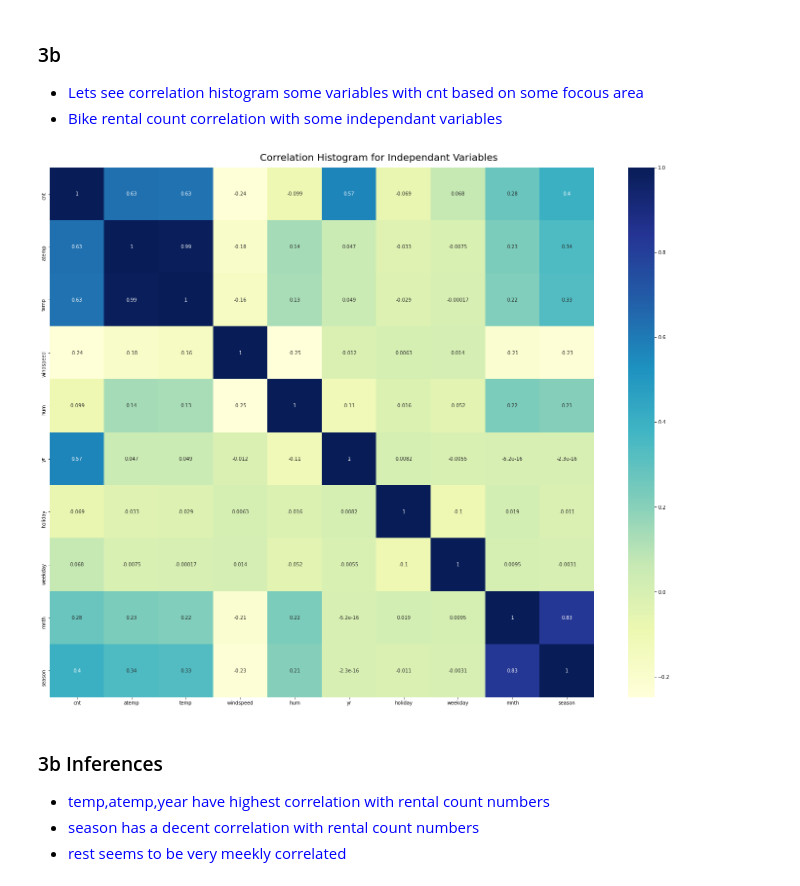
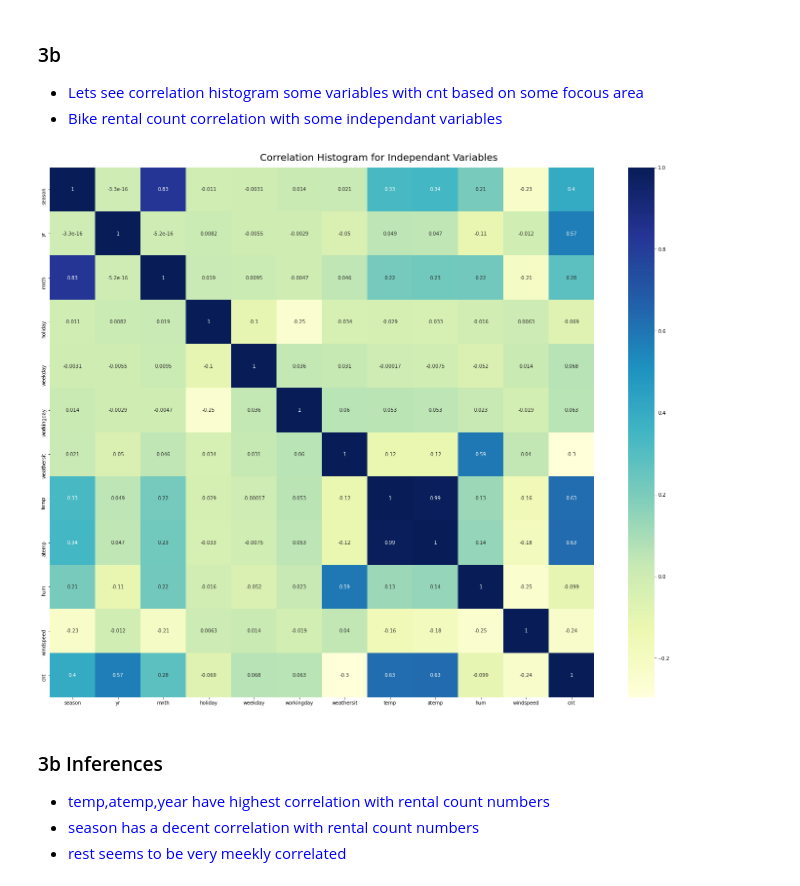
Before and after one commit to abidahmeds/LinearRegressionAssignment, a Jupyter notebook: LinearRegressionAssignment/linearRegressionAssignment_2.ipynb, the cells around one changed output. Drawn from its saved outputs; the diff is of its cells as text; code cells hidden in the pictures.

```diff
--- a/LinearRegressionAssignment/linearRegressionAssignment_2.ipynb
+++ b/LinearRegressionAssignment/linearRegressionAssignment_2.ipynb
@@ -80,9 +80,11 @@ memory usage: 91.4+ KB
 <li> <span style='color:blue'> Bike usage rental count impact based on weather conditions </span> </li>
 </ul>
 # %%
-ds1=bikedata[['cnt','temp','atemp','windspeed','hum','season','weathersit']]
+
+ds1=bikedata.drop(['registered','casual','dteday','instant'],axis=1)
 # visualizing the data - the numeric variables
 g = sns.pairplot(ds1)
 g.fig.suptitle("Pair plots for weather variables", y=1.03, fontsize=20 ) # y= some height>1
+plt.savefig("./charts/pairplot-correlation.png",bbox_inches='tight', dpi=300)
 plt.show()
 # %% [output]
@@ -101,14 +103,15 @@ plt.show()
 <li> <span style='color:blue'> Bike rental count correlation with some independant variables </span> </li>
 </ul>
 # %%
-ds1=bikedata[['cnt','atemp','temp','windspeed','hum','yr','holiday','weekday','mnth','season']]
+
 # visualizing the data - with the current used variables
 plt.figure(figsize=(25,20))
 sns.heatmap(ds1.corr() , annot=True , cmap='YlGnBu')
 plt.suptitle("Correlation Histogram for Independant Variables", y=0.9, fontsize=20 ) # y= some height>1
+plt.savefig("./charts/correlationhistogram.png",bbox_inches='tight', dpi=300)
 plt.show()
 # %% [output]
-[figure, old version]
+[figure, new version]
 # %% [markdown]
 ### 3b Inferences
 <ul>
```
Also changed, not shown: parts of 62 cells of this notebook, 1 other file.
